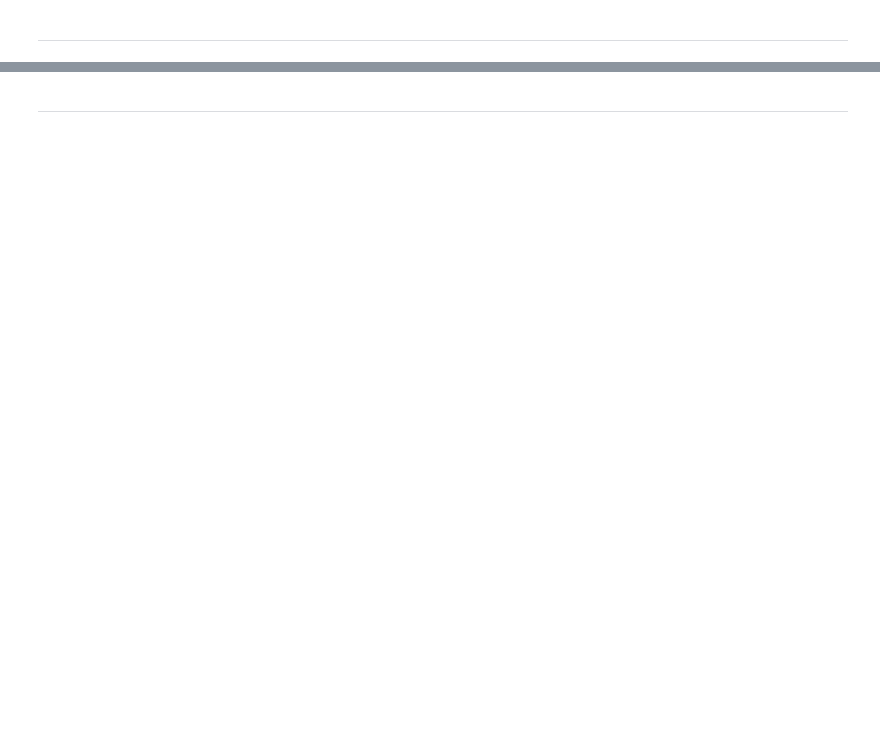
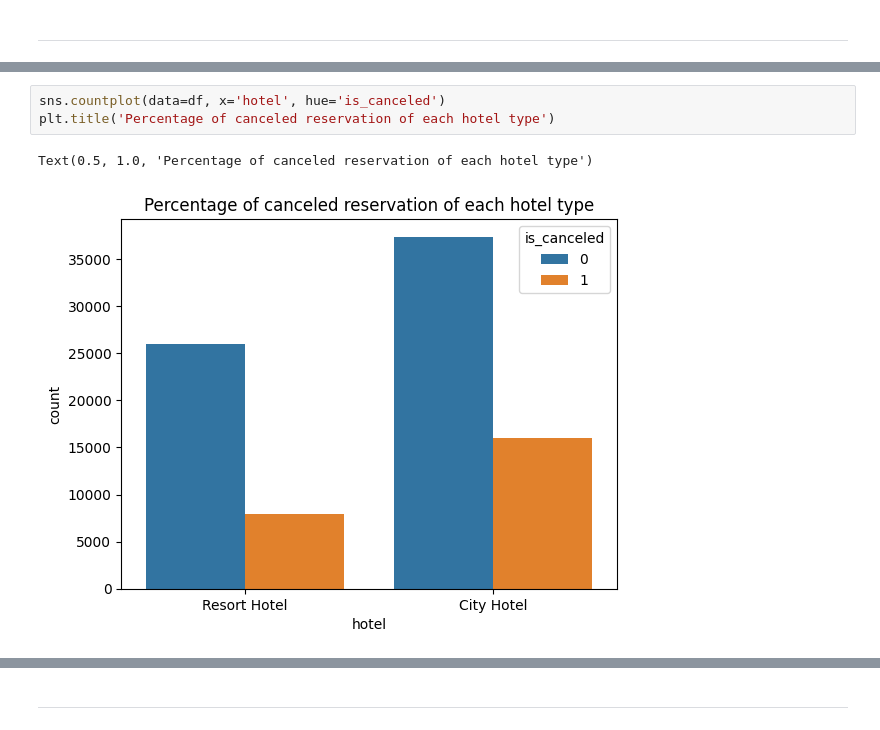
Before and after one commit to adrian-wiktorowicz/hotel_reservation_analysis, a Jupyter notebook: hotel_reservation_analysis.ipynb, the cells around one changed output, grey strips where cells are left out. Saved outputs shown, nothing was run; the diff lists cells and outputs as text; blank space fills up the shorter version.

```diff
--- a/hotel_reservation_analysis.ipynb
+++ b/hotel_reservation_analysis.ipynb
@@ -81,0 +246,6 @@ lead_time which indicates number of days between booking date and arrival date,
+# %%
+sns.countplot(data=df, x='hotel', hue='is_canceled')
+plt.title('Percentage of canceled reservation of each hotel type')
+# %% [output]
+Text(0.5, 1.0, 'Percentage of canceled reservation of each hotel type')
+[figure, added]
```
Also changed, not shown: parts of 141 cells of this notebook.
